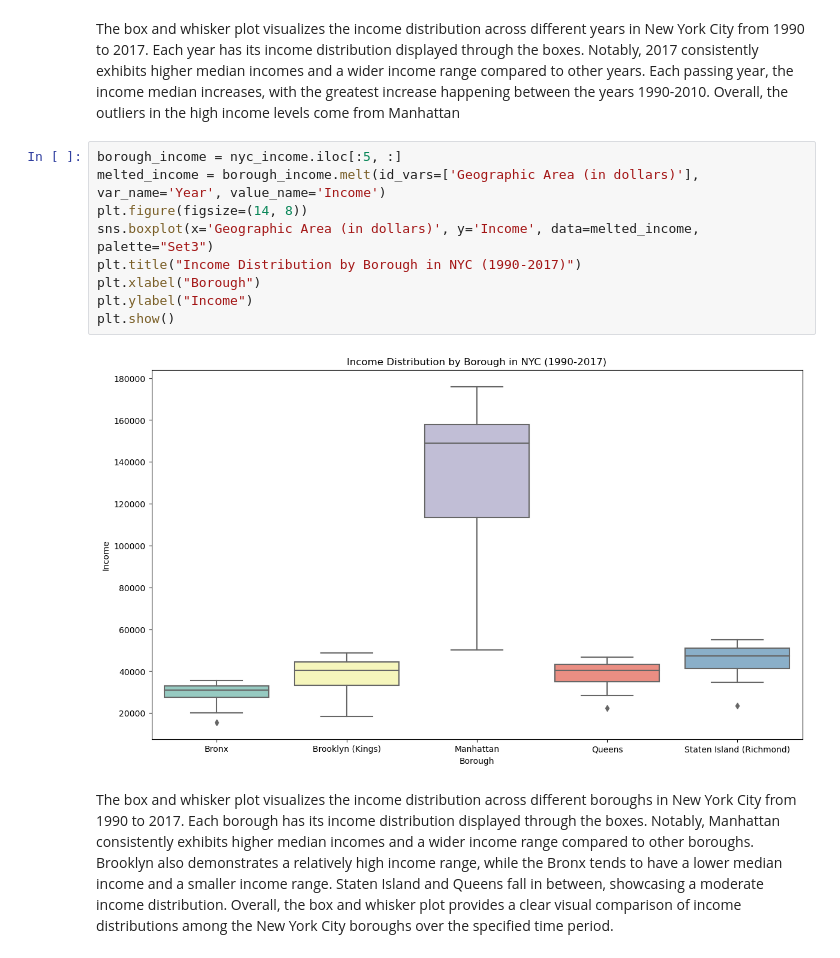
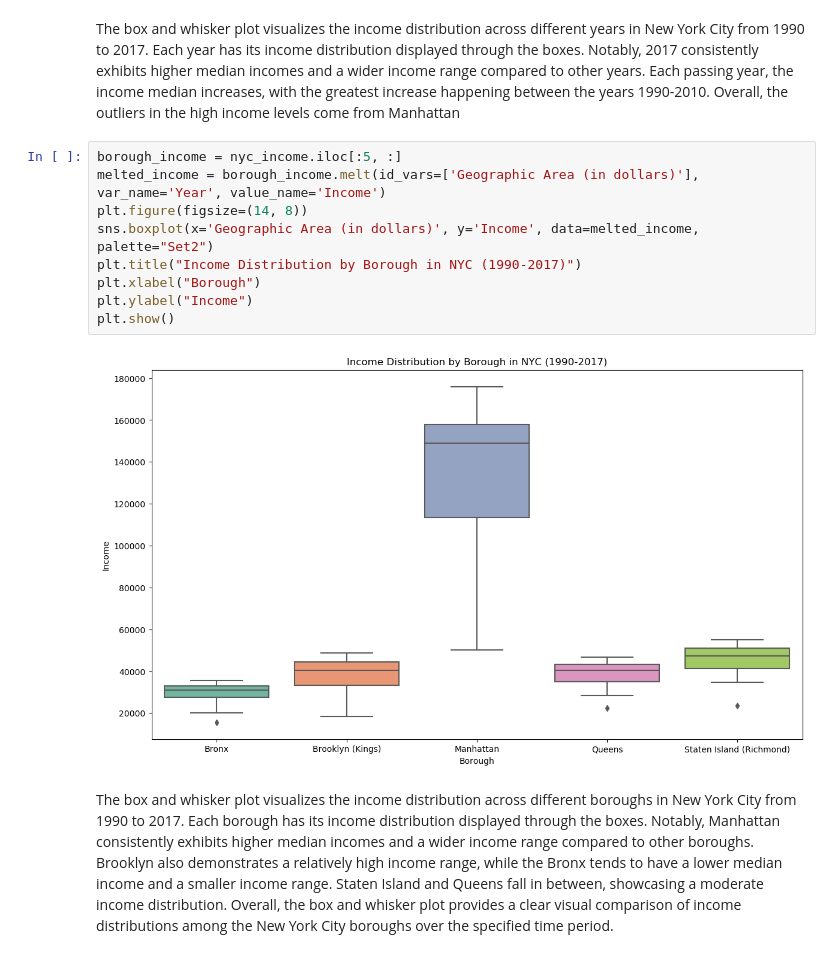
Before and after one commit to anikasparkle22/Info2950_final, a Jupyter notebook: Info 2950 Final.ipynb, the cells around one changed output. Cells and saved outputs as stored; diff of their text form.

```diff
--- a/Info 2950 Final.ipynb
+++ b/Info 2950 Final.ipynb
@@ -453,14 +449,14 @@ Notably, 2017 consistently exhibits higher median incomes and a wider income ran
 # %%
 borough_income = nyc_income.iloc[:5, :]
 melted_income = borough_income.melt(id_vars=['Geographic Area (in dollars)'], var_name='Year', value_name='Income')
 plt.figure(figsize=(14, 8))
-sns.boxplot(x='Geographic Area (in dollars)', y='Income', data=melted_income, palette="Set3")
+sns.boxplot(x='Geographic Area (in dollars)', y='Income', data=melted_income, palette="Set2")
 plt.title("Income Distribution by Borough in NYC (1990-2017)")
 plt.xlabel("Borough")
 plt.ylabel("Income")
 plt.show()
 # %% [output]
-[figure, old version]
+[figure, new version]
 # %% [markdown]
 The box and whisker plot visualizes the income distribution across different boroughs in New York City from 1990 to 2017. Each borough has its income distribution displayed through the boxes.
 Notably, Manhattan consistently exhibits higher median incomes and a wider income range compared to other boroughs. Brooklyn also demonstrates a relatively high income range, while the Bronx tends to have a lower median income and a smaller income range. Staten Island and Queens fall in between, showcasing a moderate income distribution. Overall, the box and whisker plot provides a clear visual comparison of income distributions among the New York City boroughs over the specified time period.
```
Also changed, not shown: parts of 27 cells of this notebook.
